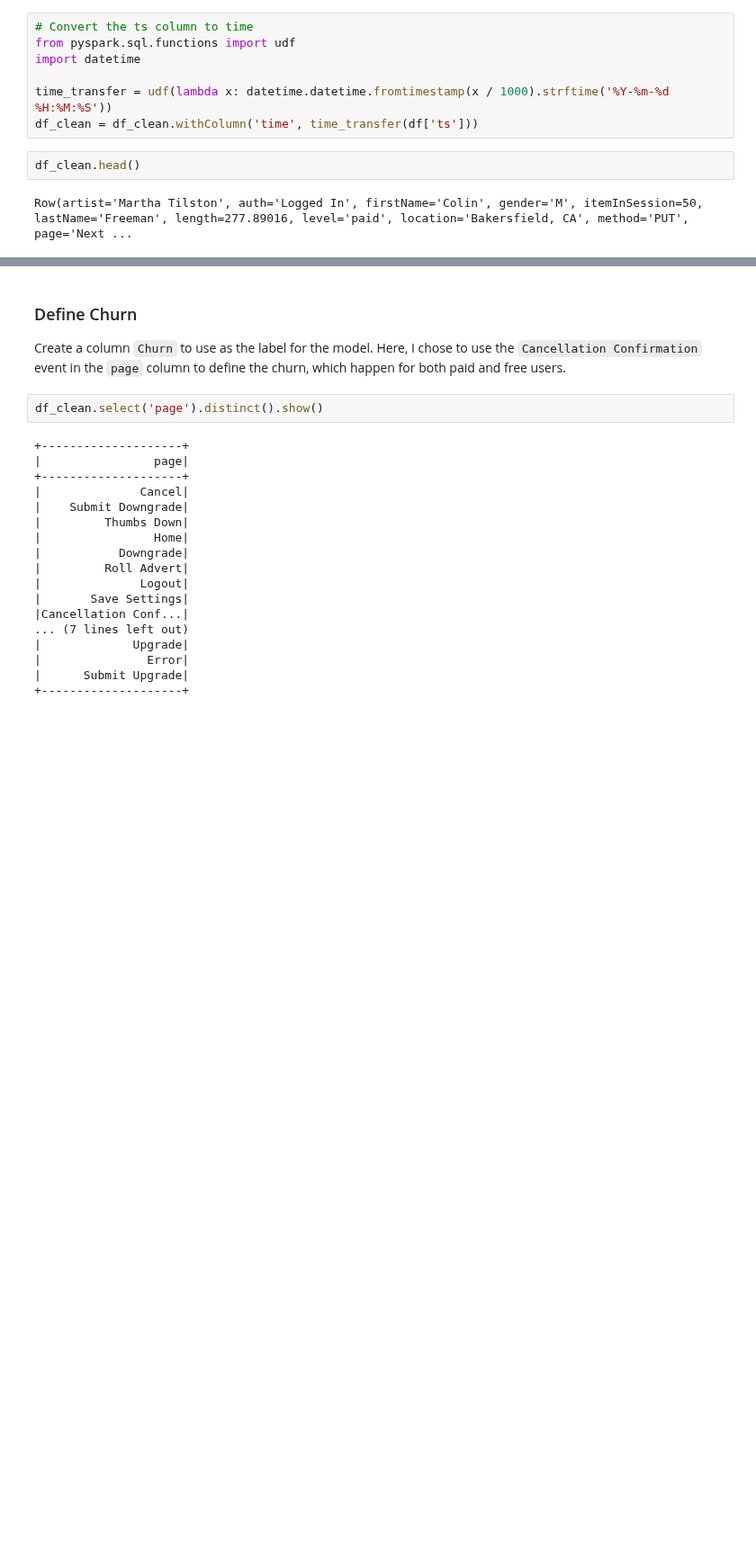
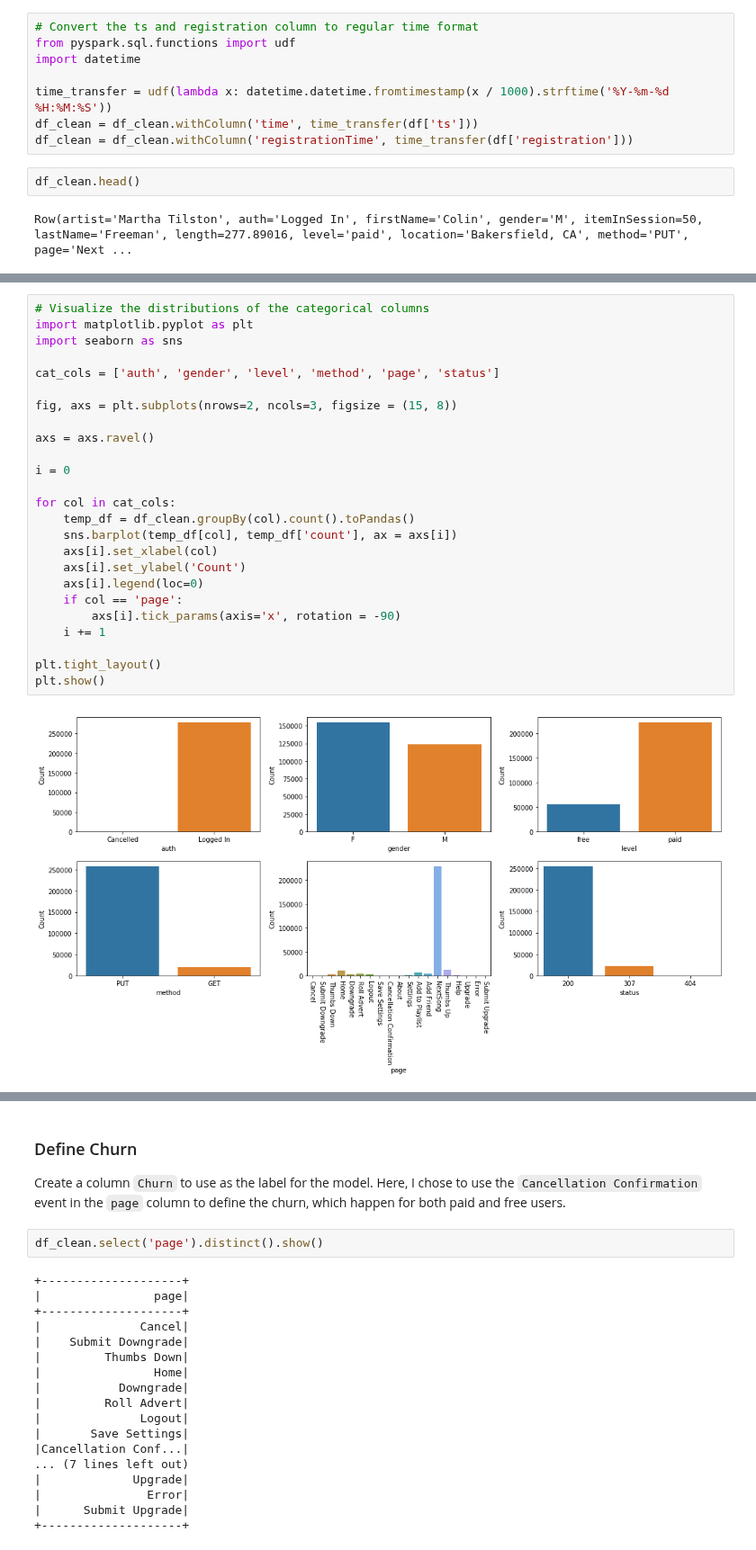
Before and after one commit to chziha/Data-Scientist-Udacity-Nanodegree, a Jupyter notebook: Churn-Predicting-with-Spark/Sparkify.ipynb, the cells around one changed output, grey strips where cells are left out. Shown at 90% size. Saved outputs shown, nothing was run; the diff lists cells and outputs as text; blank space fills up the shorter version.

Commit message:
feat: EDA for Sparkify project add EDA directly related to the columns in the original dataset

```diff
--- a/Churn-Predicting-with-Spark/Sparkify.ipynb
+++ b/Churn-Predicting-with-Spark/Sparkify.ipynb
@@ -156,10 +158,11 @@ It is interesting to see that after removing those rows with missing/empty value
 # %%
-# Convert the ts column to time
+# Convert the ts and registration column to regular time format
 from pyspark.sql.functions import udf
 import datetime
 
 time_transfer = udf(lambda x: datetime.datetime.fromtimestamp(x / 1000).strftime('%Y-%m-%d %H:%M:%S'))
 df_clean = df_clean.withColumn('time', time_transfer(df['ts']))
+df_clean = df_clean.withColumn('registrationTime', time_transfer(df['registration']))
 # %%
 df_clean.head()
 # %% [output]
@@ -193,0 +226,27 @@ df_clean.select('userID').dropDuplicates().count()
+# %%
+# Visualize the distributions of the categorical columns
+import matplotlib.pyplot as plt
+import seaborn as sns
+
+cat_cols = ['auth', 'gender', 'level', 'method', 'page', 'status']
+
+fig, axs = plt.subplots(nrows=2, ncols=3, figsize = (15, 8))
+
+axs = axs.ravel()
+
+i = 0
+
+for col in cat_cols:
+    temp_df = df_clean.groupBy(col).count().toPandas()
+    sns.barplot(temp_df[col], temp_df['count'], ax = axs[i])
+    axs[i].set_xlabel(col)
+    axs[i].set_ylabel('Count')
+    axs[i].legend(loc=0)
+    if col == 'page':
+        axs[i].tick_params(axis='x', rotation = -90)
+    i += 1
+
+plt.tight_layout()
+plt.show()
+# %% [output]
+[figure, added]
```
Also changed, not shown: parts of 58 cells of this notebook.
